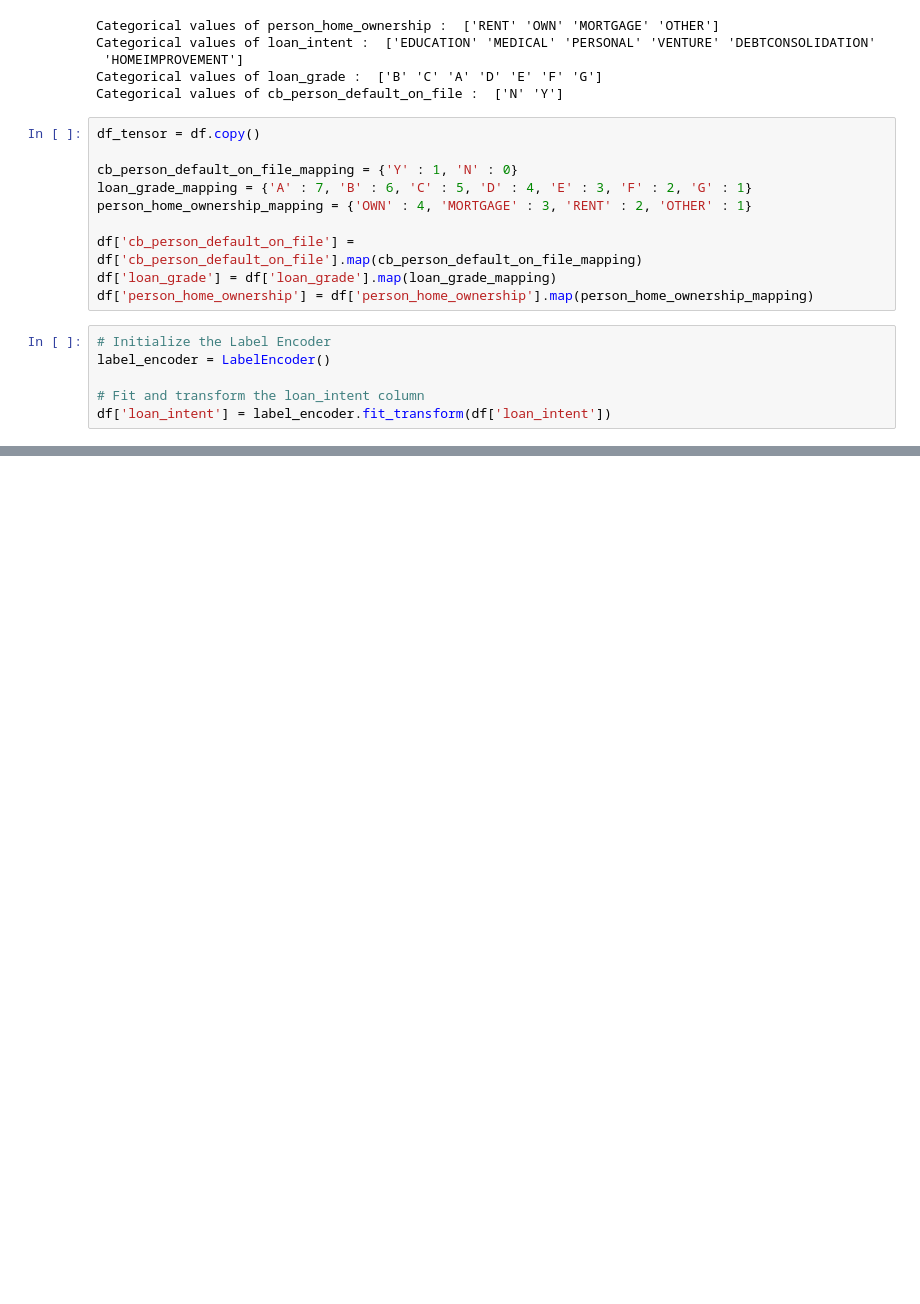
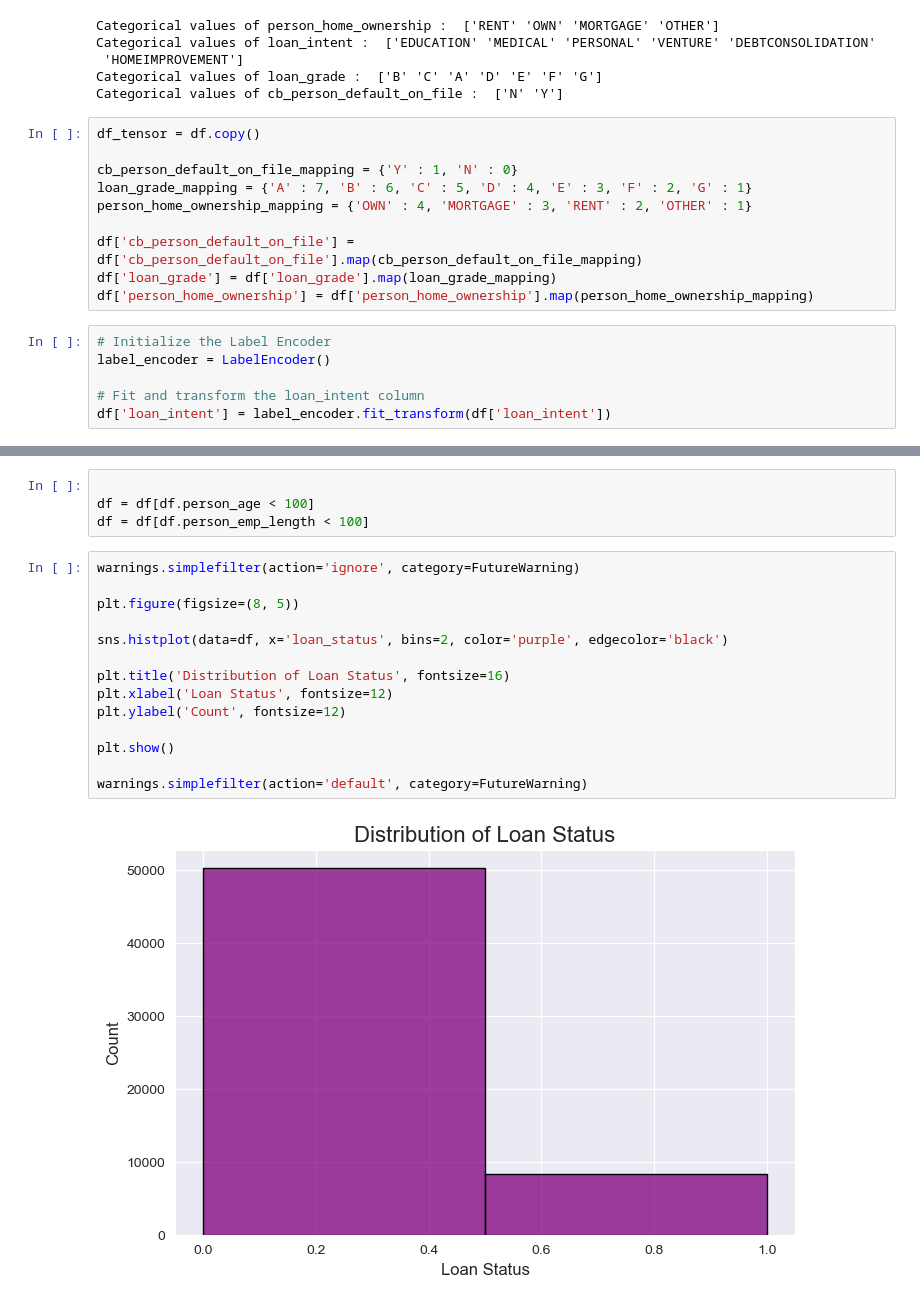
Before and after one commit to JacksonZZS/Capstone-Project, a Jupyter notebook: machine_learning.ipynb, the cells around one changed output, grey strips where cells are left out. Saved outputs shown, nothing was run; the diff lists cells and outputs as text; blank space fills up the shorter version.

```diff
--- a/machine_learning.ipynb
+++ b/machine_learning.ipynb
@@ -124,0 +125,20 @@ warnings.simplefilter(action='default', category=FutureWarning)
+# %%
+
+df = df[df.person_age < 100]
+df = df[df.person_emp_length < 100]
+# %%
+warnings.simplefilter(action='ignore', category=FutureWarning)
+
+plt.figure(figsize=(8, 5))
+
+sns.histplot(data=df, x='loan_status', bins=2, color='purple', edgecolor='black')
+
+plt.title('Distribution of Loan Status', fontsize=16)
+plt.xlabel('Loan Status', fontsize=12)
+plt.ylabel('Count', fontsize=12)
+
+plt.show()
+
+warnings.simplefilter(action='default', category=FutureWarning)
+# %% [output]
+[figure, added]
```
Also changed, not shown: parts of 9 cells of this notebook.
